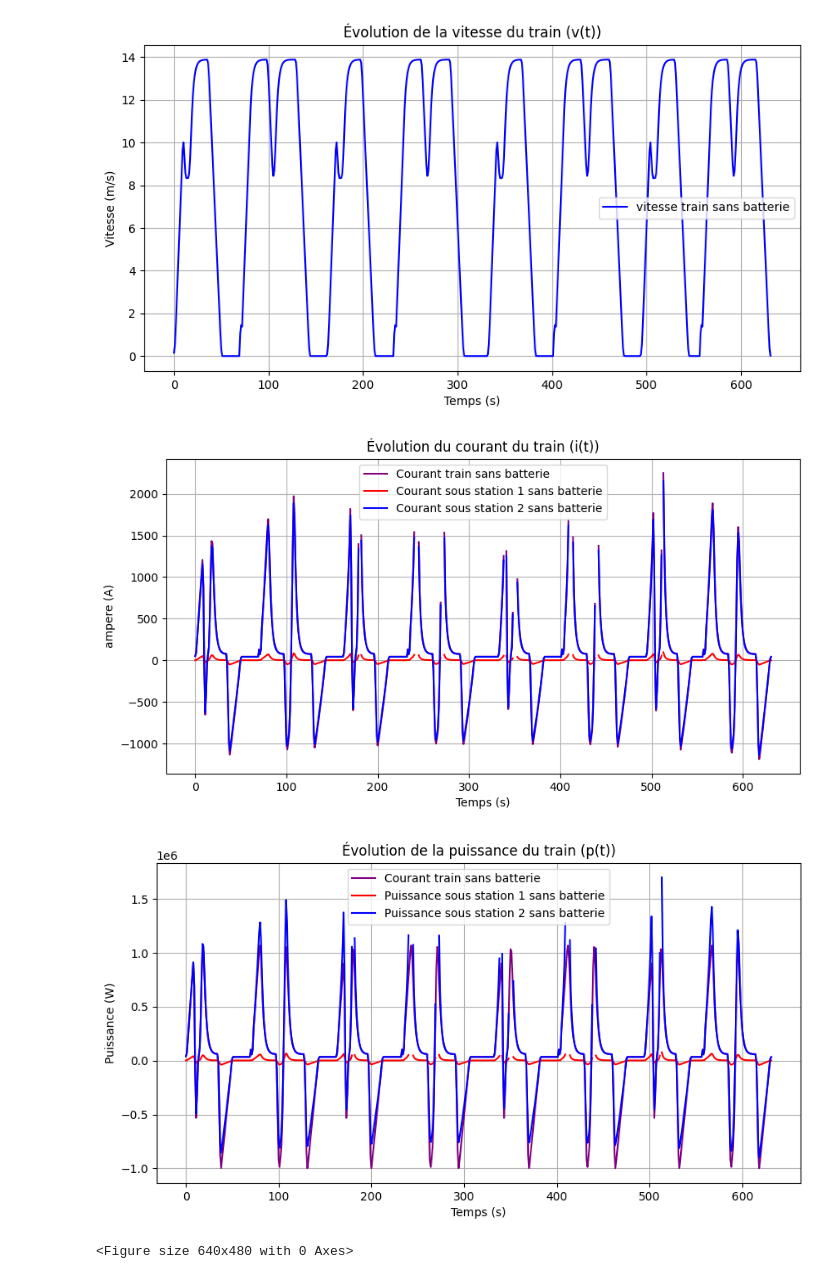
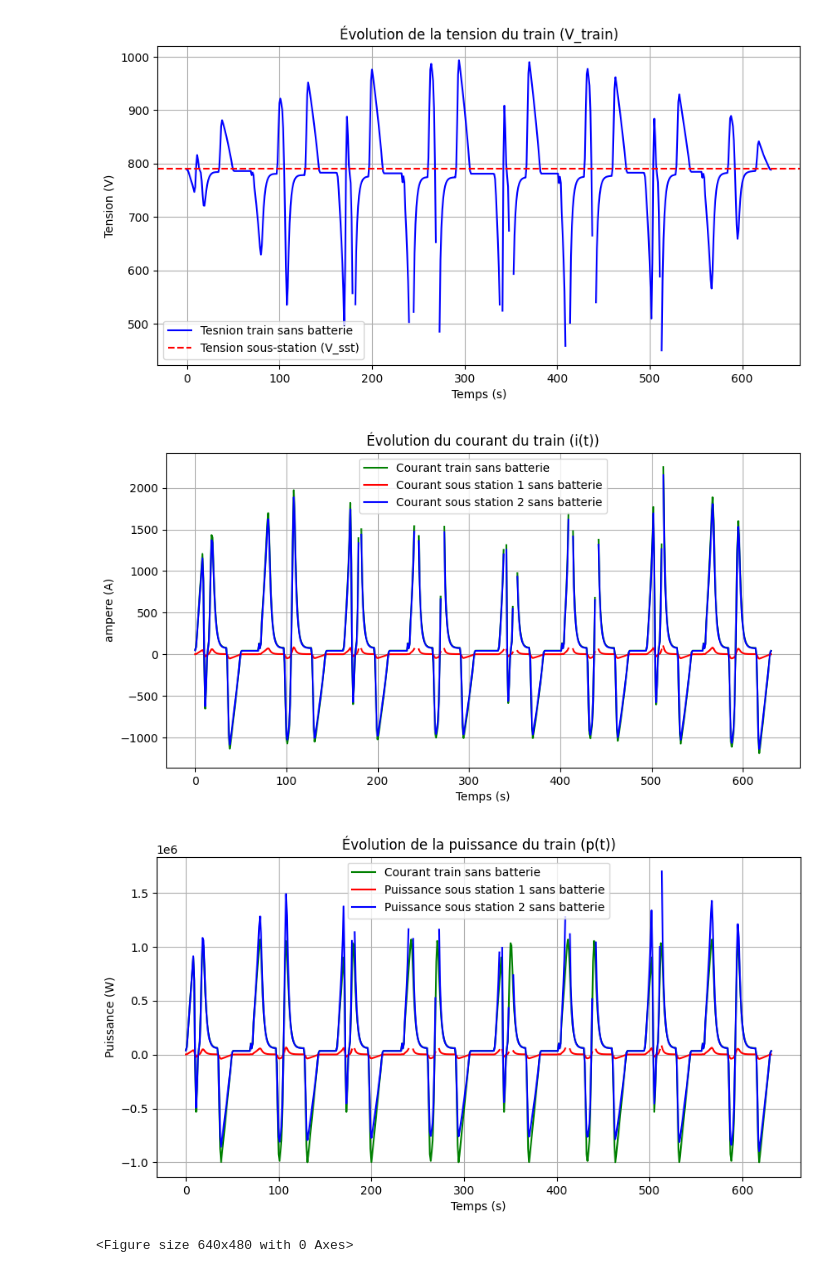
Before and after one commit to Yasserbhb/PROJET_OPT, a Jupyter notebook: Mise_en_place_du_modèle_du_système.ipynb, the cells around one changed output. Drawn from its saved outputs; the diff is of its cells as text; code cells hidden in the pictures.

```diff
--- a/Mise_en_place_du_modèle_du_système.ipynb
+++ b/Mise_en_place_du_modèle_du_système.ipynb
@@ -789,7 +789,7 @@ Psst_2 = I_2 * V_sst
 
 # position
 plt.figure(figsize=(10, 5))
-plt.figure(2)
+plt.figure(1)
 plt.plot(t, position, label="Tesnion train sans batterie", color="blue")
 plt.xlabel("Temps (s)")
 plt.ylabel("Deplacement (m)")
@@ -799,7 +799,7 @@ plt.grid()
 
 # Vitesse
 plt.figure(figsize=(10, 5))
-plt.figure(3)
+plt.figure(2)
 plt.plot(t, v, label="vitesse train sans batterie", color="blue")
 plt.xlabel("Temps (s)")
 plt.ylabel("Vitesse (m/s)")
@@ -809,7 +809,7 @@ plt.grid()
 
 # Tensions
 plt.figure(figsize=(10, 5))
-plt.figure(1)
+plt.figure(3)
 plt.plot(t, V_train_no_batt, label="Tesnion train sans batterie", color="blue")
 plt.axhline(V_sst, color="red", linestyle="--", label="Tension sous-station (V_sst)")
 plt.xlabel("Temps (s)")
@@ -821,7 +821,7 @@ plt.grid()
 # courants
 plt.figure(figsize=(10, 5))
 plt.figure(4)
-plt.plot(t, I_train, label="Courant train sans batterie", color="purple")
+plt.plot(t, I_train, label="Courant train sans batterie", color="green")
 plt.plot(t, I_1, label="Courant sous station 1 sans batterie", color="red")
 plt.plot(t, I_2, label="Courant sous station 2 sans batterie", color="blue")
 plt.xlabel("Temps (s)")
@@ -833,7 +833,7 @@ plt.grid()
 # puissances
 plt.figure(figsize=(10, 5))
 plt.figure(5)
-plt.plot(t, P_train, label="Courant train sans batterie", color="purple")
+plt.plot(t, P_train, label="Courant train sans batterie", color="green")
 plt.plot(t, Psst_1, label="Puissance sous station 1 sans batterie", color="red")
 plt.plot(t, Psst_2, label="Puissance sous station 2 sans batterie", color="blue")
 plt.xlabel("Temps (s)")
@@ -847,6 +847,6 @@ plt.grid()
-[figure, old version]
+[figure, new version]
-[figure, old version]
+[figure, new version]
-[figure, old version]
+[figure, new version]
 # %%
 # --- Simulation avec batterie ---
 V_train_with_batt = []
```
Also changed, not shown: parts of 2 cells of this notebook.
